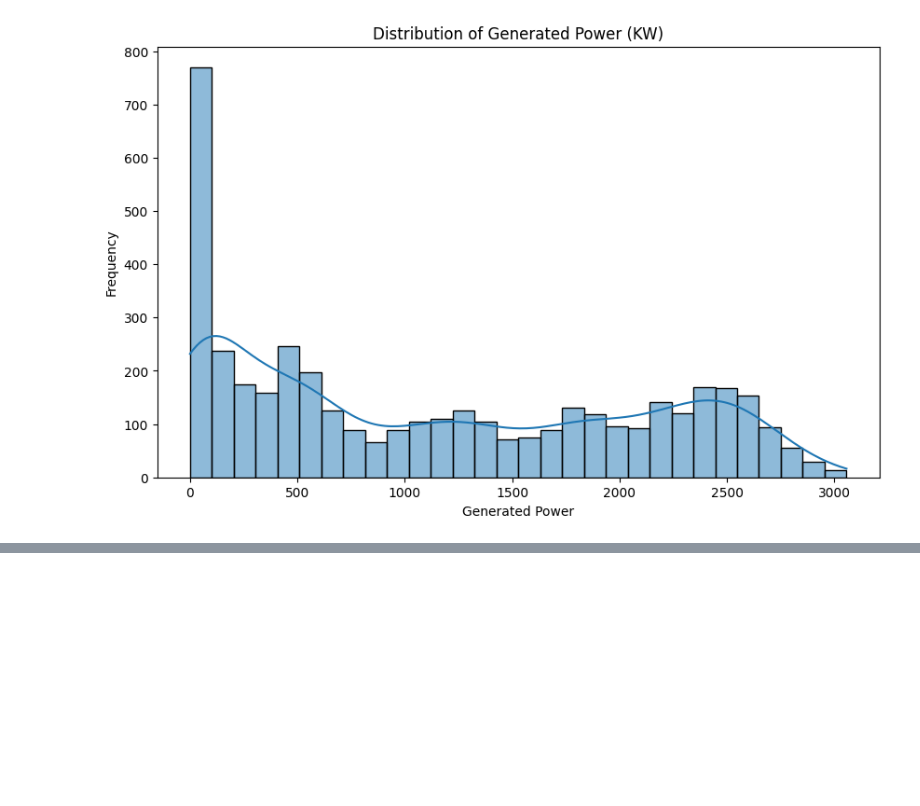
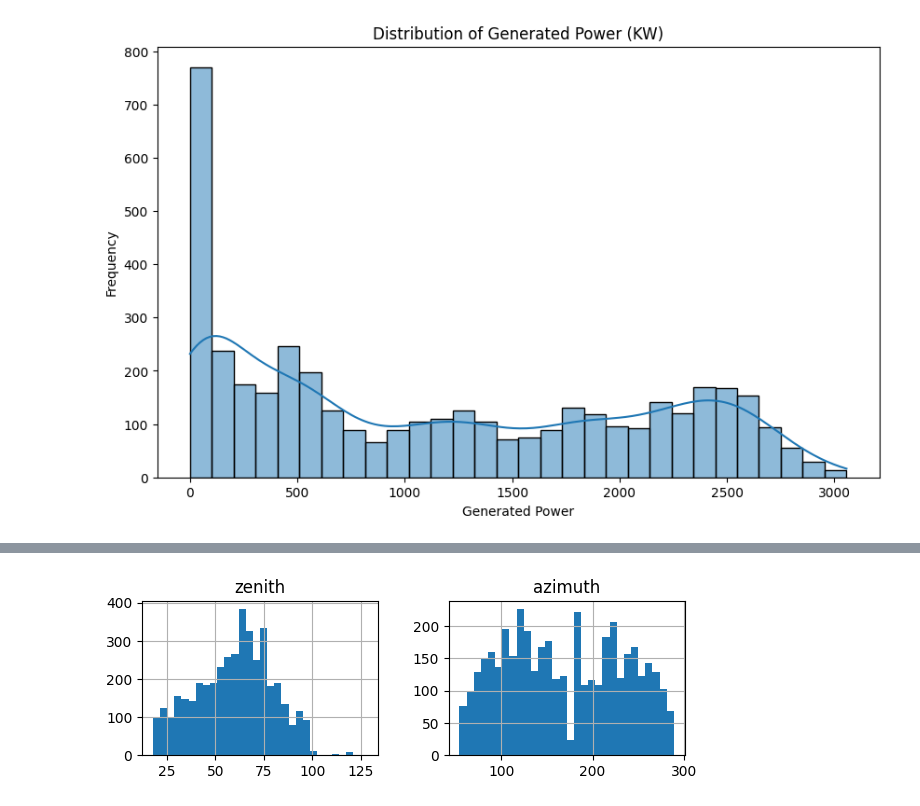
Before and after one commit to hafsakhan09090/Week-1, a Jupyter notebook: solarpower.ipynb, the cells around one changed output, grey strips where cells are left out. Saved outputs shown, nothing was run; the diff lists cells and outputs as text; code cells hidden in the pictures; blank space fills up the shorter version.

```diff
--- a/solarpower.ipynb
+++ b/solarpower.ipynb
@@ -167,0 +161,5 @@ plt.show
+# %%
+df[df.columns[18:20]].hist(bins=30, figsize=(7,2))
+plt.show()
+# %% [output]
+[figure, added]
```
Also changed, not shown: parts of 11 cells of this notebook.
